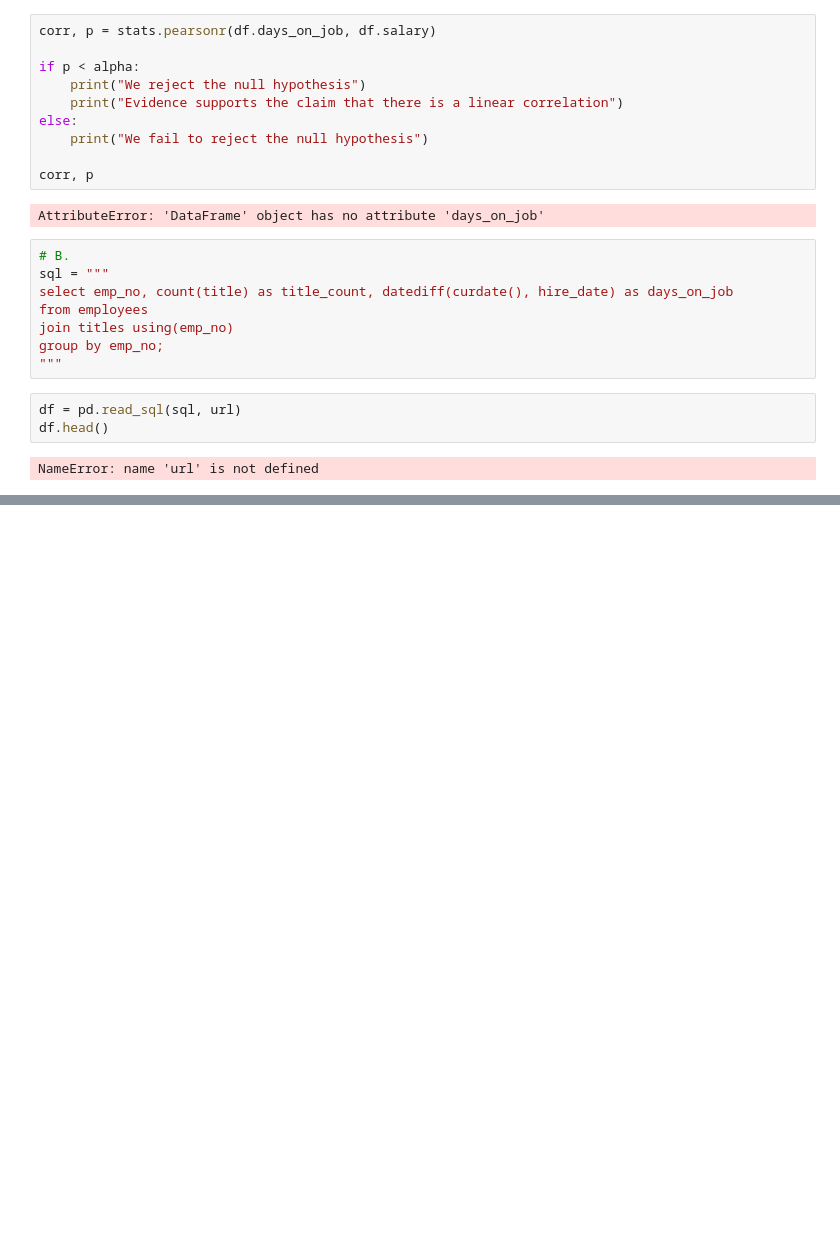
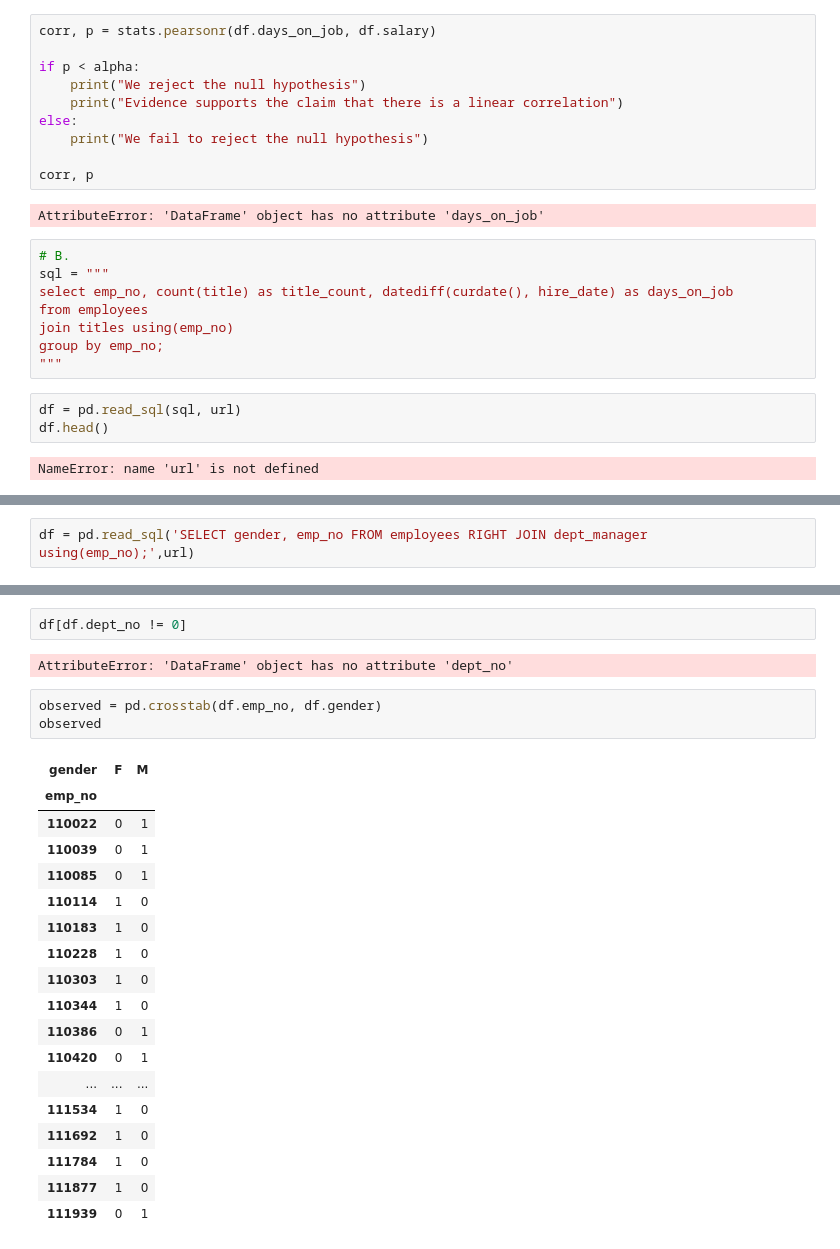
Before and after one commit to SLawsonWoods/statistics-exercises, a Jupyter notebook: hypothesis_testing.ipynb, the cells around one changed output, grey strips where cells are left out. Drawn from its saved outputs; the diff is of its cells as text; blank space fills up the shorter version.

```diff
--- a/hypothesis_testing.ipynb
+++ b/hypothesis_testing.ipynb
@@ -761,0 +818,2 @@ df = pd.read_sql('SELECT salary, hire_date FROM employees JOIN salaries using(em
+# %%
+df = pd.read_sql('SELECT gender, emp_no FROM employees RIGHT JOIN dept_manager using(emp_no);',url)
@@ -761,0 +833,26 @@ df = pd.read_sql('SELECT salary, hire_date FROM employees JOIN salaries using(em
+# %%
+df[df.dept_no != 0]
+# %% [output]
+AttributeError: 'DataFrame' object has no attribute 'dept_no'
+# %%
+observed = pd.crosstab(df.emp_no, df.gender)
+observed
+# %% [output]
+| gender | F | M |
+| emp_no |  |  |
+| 110022 | 0 | 1 |
+| 110039 | 0 | 1 |
+| 110085 | 0 | 1 |
+| 110114 | 1 | 0 |
+| 110183 | 1 | 0 |
+| 110228 | 1 | 0 |
+| 110303 | 1 | 0 |
+| 110344 | 1 | 0 |
+| 110386 | 0 | 1 |
+| 110420 | 0 | 1 |
+| ... | ... | ... |
+| 111534 | 1 | 0 |
+| 111692 | 1 | 0 |
+| 111784 | 1 | 0 |
+| 111877 | 1 | 0 |
+| 111939 | 0 | 1 |
```
Also changed, not shown: parts of 68 cells of this notebook.
